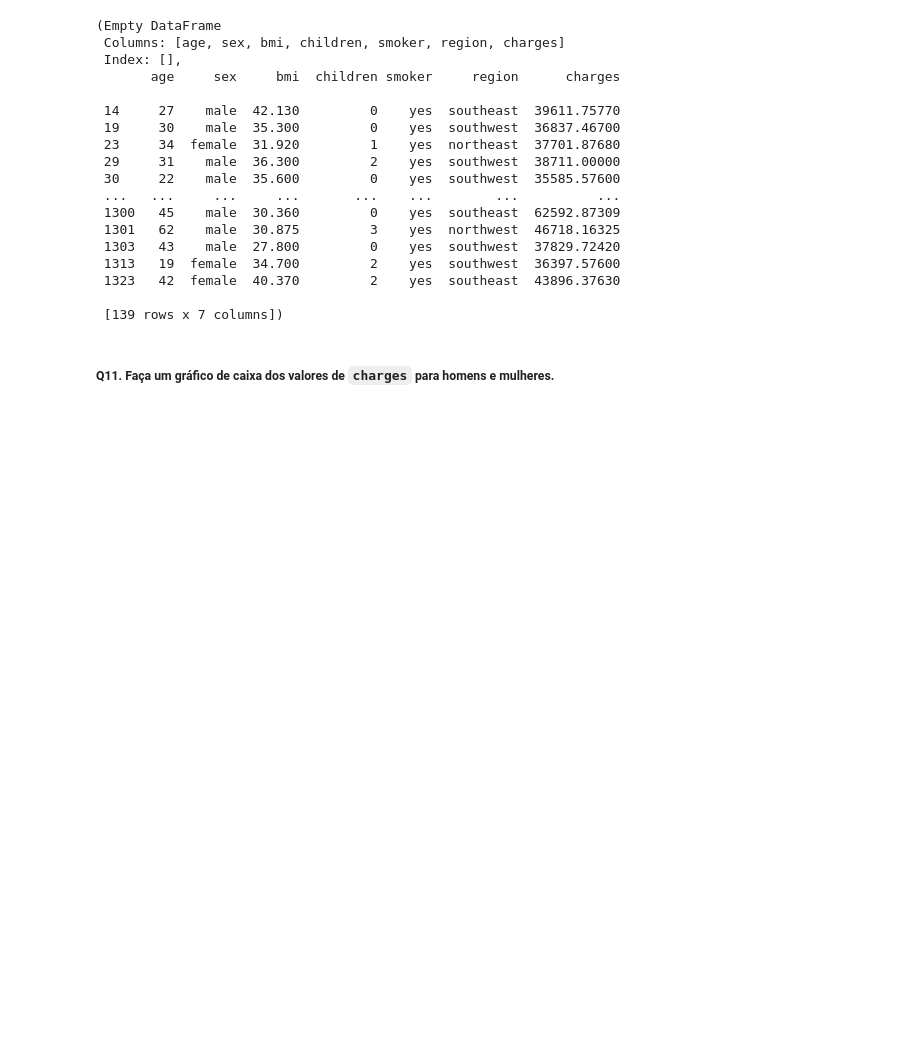
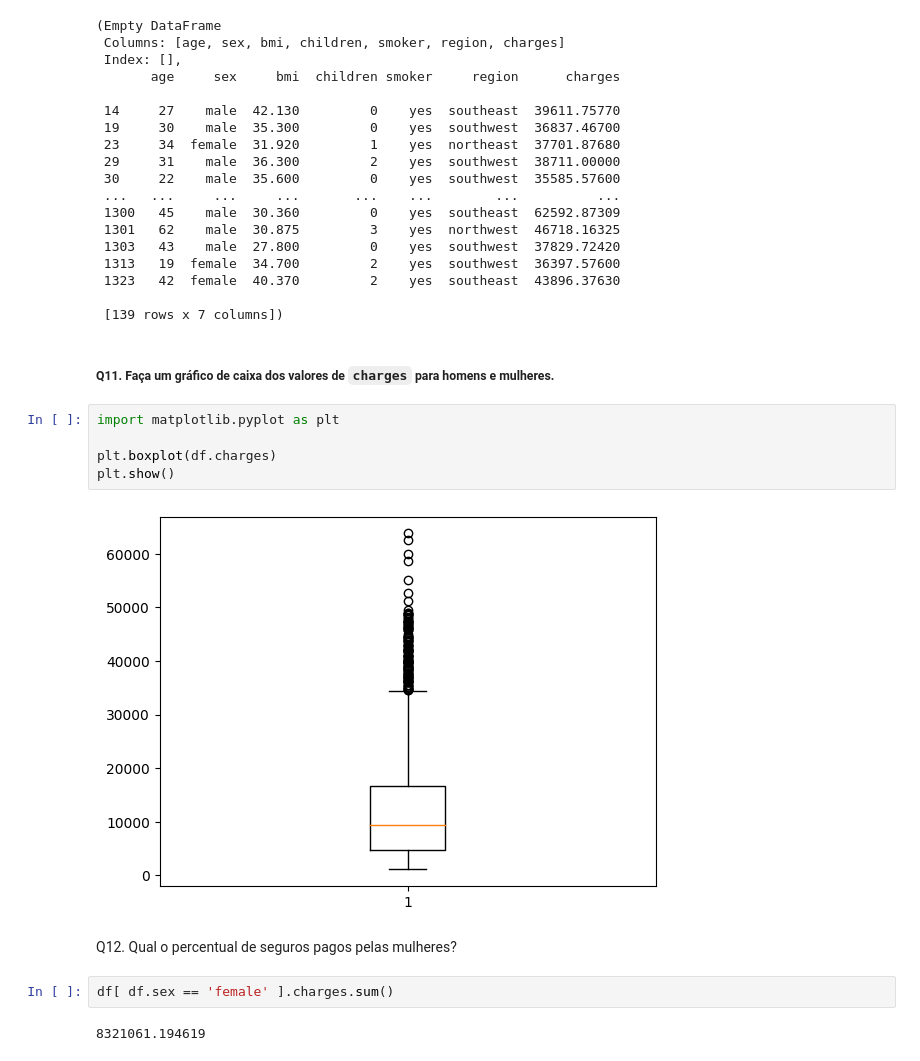
Before and after one commit to HenriqueBrainer/Mackenzie, a Jupyter notebook: Lab_Pandas1.ipynb, the cells around one changed output. Saved outputs shown, nothing was run; the diff lists cells and outputs as text; blank space fills up the shorter version.

```diff
--- a/Lab_Pandas1.ipynb
+++ b/Lab_Pandas1.ipynb
@@ -193,3 +193,16 @@ df[df.charges < (q1 - 1.5*iqr)], df[df.charges > (q3 + 1.5*iqr)]
  [139 rows x 7 columns])
 # %% [markdown]
 ##### Q11. Faça um gráfico de caixa dos valores de `charges` para homens e mulheres.
+# %%
+import matplotlib.pyplot as plt
+
+plt.boxplot(df.charges)
+plt.show()
+# %% [output]
+[figure, added]
+# %% [markdown]
+Q12. Qual o percentual de seguros pagos pelas mulheres?
+# %%
+df[ df.sex == 'female' ].charges.sum()
+# %% [output]
+8321061.194619
```
